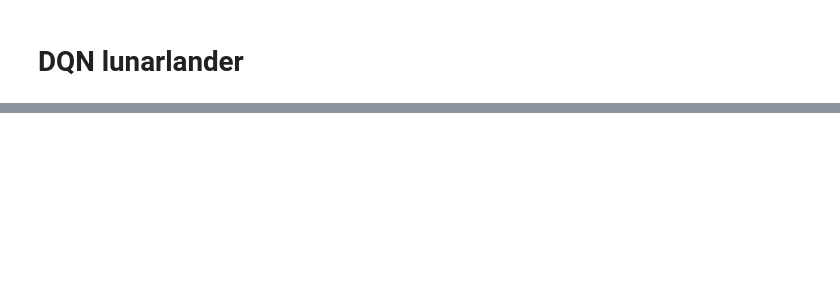
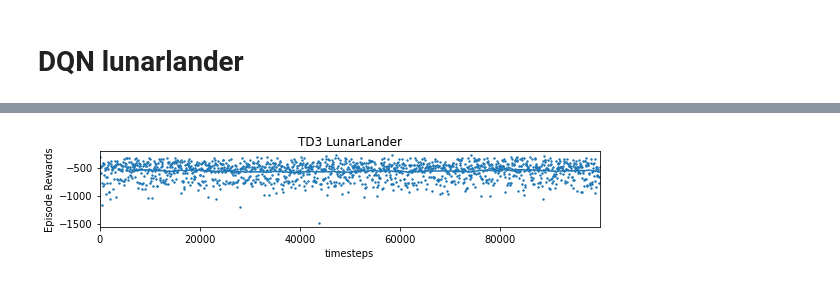
Before and after one commit to castorfou/handson_stablebaselines3, a Jupyter notebook: 01 - hands-on.ipynb, the cells around one changed output, grey strips where cells are left out. Saved outputs shown, nothing was run; the diff lists cells and outputs as text; code cells hidden in the pictures; blank space fills up the shorter version.

```diff
--- a/01 - hands-on.ipynb
+++ b/01 - hands-on.ipynb
@@ -210,0 +211,18 @@ Wrapping the env in a DummyVecEnv.
+# %%
+# Create environment
+env = gym.make('LunarLander-v2')
+# Load the trained agent
+model = DQN.load("dqn_lunar", env=env)
+
+# Evaluate the agent
+# NOTE: If you use wrappers with your environment that modify rewards,
+#       this will be reflected here. To evaluate with original rewards,
+#       wrap environment in a "Monitor" wrapper before other wrappers.
+mean_reward, std_reward = evaluate_policy(model, model.get_env(), n_eval_episodes=10)
+
+# Enjoy trained agent
+obs = env.reset()
+for i in range(1000):
+    action, _states = model.predict(obs, deterministic=True)
+    obs, rewards, dones, info = env.step(action)
+    env.render()
@@ -210,0 +285,81 @@ Wrapping the env in a DummyVecEnv.
+# %%
+import os
+
+import gym
+import numpy as np
+import matplotlib.pyplot as plt
+
+from stable_baselines3 import TD3
+from stable_baselines3.common import results_plotter
+from stable_baselines3.common.monitor import Monitor
+from stable_baselines3.common.results_plotter import load_results, ts2xy, plot_results
+from stable_baselines3.common.noise import NormalActionNoise
+from stable_baselines3.common.callbacks import BaseCallback
+
+
+class SaveOnBestTrainingRewardCallback(BaseCallback):
+    """
+    Callback for saving a model (the check is done every ``check_freq`` steps)
+    based on the training reward (in practice, we recommend using ``EvalCallback``).
+
+    :param check_freq: (int)
+    :param log_dir: (str) Path to the folder where the model will be saved.
+      It must contains the file created by the ``Monitor`` wrapper.
+    :param verbose: (int)
+    """
+    def __init__(self, check_freq: int, log_dir: str, verbose=1):
+        super(SaveOnBestTrainingRewardCallback, self).__init__(verbose)
+        self.check_freq = check_freq
+        self.log_dir = log_dir
+        self.save_path = os.path.join(log_dir, 'best_model')
+        self.best_mean_reward = -np.inf
+
+    def _init_callback(self) -> None:
+        # Create folder if needed
+        if self.save_path is not None:
+            os.makedirs(self.save_path, exist_ok=True)
+
+    def _on_step(self) -> bool:
+        if self.n_calls % self.check_freq == 0:
+
+          # Retrieve training reward
+          x, y = ts2xy(load_results(self.log_dir), 'timesteps')
+          if len(x) > 0:
+              # Mean training reward over the last 100 episodes
+              mean_reward = np.mean(y[-100:])
+              if self.verbose > 0:
+                print("Num timesteps: {}".format(self.num_timesteps))
+                print("Best mean reward: {:.2f} - Last mean reward per episode: {:.2f}".format(self.best_mean_reward, mean_reward))
+
+              # New best model, you could save the agent here
+              if mean_reward > self.best_mean_reward:
+                  self.best_mean_reward = mean_reward
+                  # Example for saving best model
+                  if self.verbose > 0:
+                    print("Saving new best model to {}".format(self.save_path))
+                  self.model.save(self.save_path)
+
+        return True
+
+# Create log dir
+log_dir = "tmp/"
+os.makedirs(log_dir, exist_ok=True)
+
+# Create and wrap the environment
+env = gym.make('LunarLanderContinuous-v2')
+env = Monitor(env, log_dir)
+
+# Add some action noise for exploration
+n_actions = env.action_space.shape[-1]
+action_noise = NormalActionNoise(mean=np.zeros(n_actions), sigma=0.1 * np.ones(n_actions))
+# Because we use parameter noise, we should use a MlpPolicy with layer normalization
+model = TD3('MlpPolicy', env, action_noise=action_noise, verbose=0)
+# Create the callback: check every 1000 steps
+callback = SaveOnBestTrainingRewardCallback(check_freq=1000, log_dir=log_dir)
+# Train the agent
+timesteps = 1e5
+model.learn(total_timesteps=int(timesteps), callback=callback)
+
+plot_results([log_dir], timesteps, results_plotter.X_TIMESTEPS, "TD3 LunarLander")
+plt.show()
+# %% [output]
@@ -210,0 +383 @@ Wrapping the env in a DummyVecEnv.
+[figure, added]
```
Also changed, not shown: parts of 15 cells of this notebook, 6 other files.
